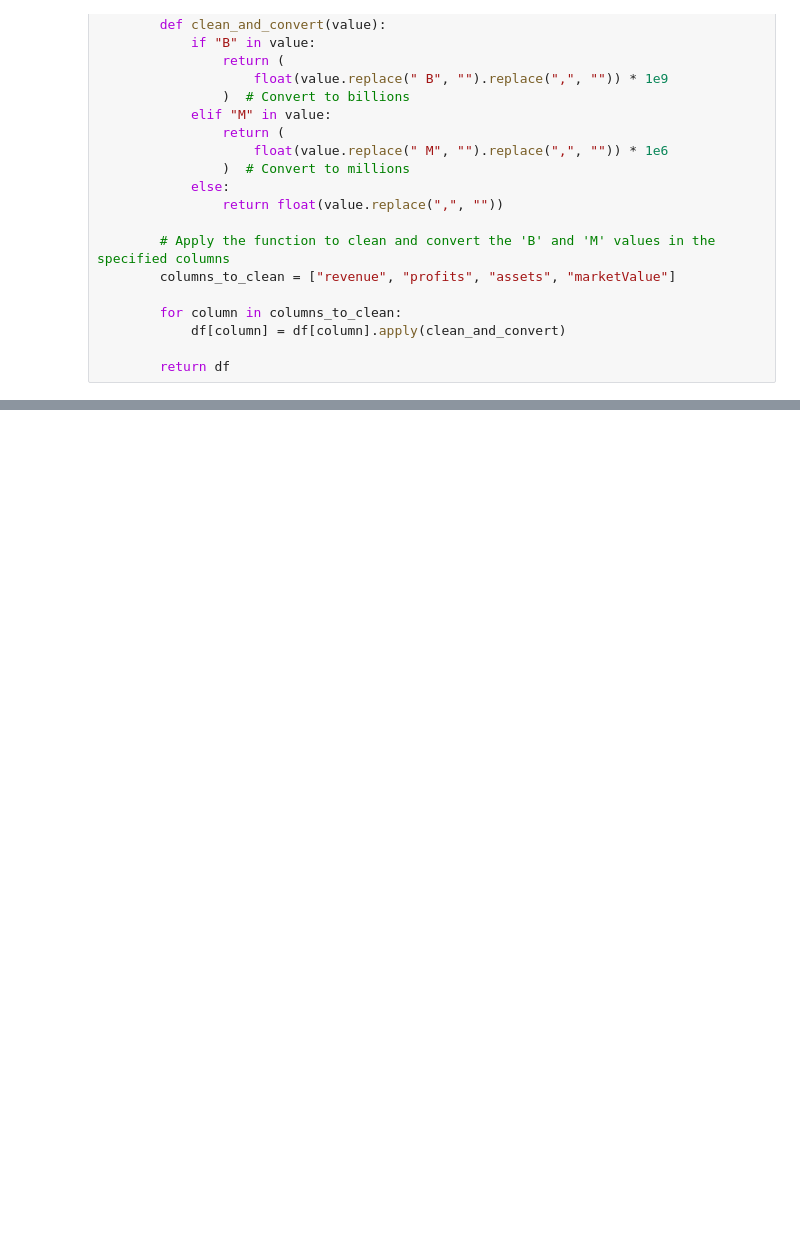
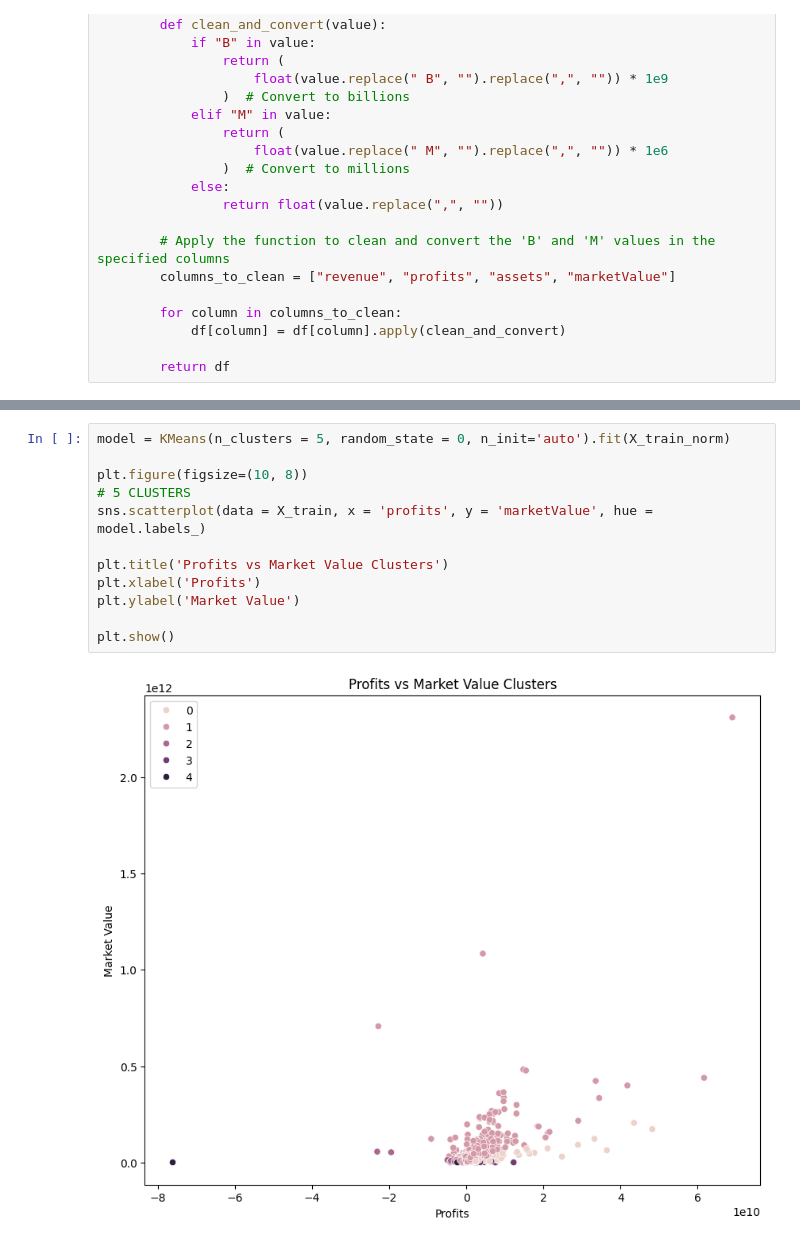
Before and after one commit to Rayanworkout/First-Steps-into-ML, a Jupyter notebook: kmeans_clustering/companies.ipynb, the cells around one changed output, grey strips where cells are left out. Saved outputs shown, nothing was run; the diff lists cells and outputs as text; blank space fills up the shorter version.

```diff
--- a/kmeans_clustering/companies.ipynb
+++ b/kmeans_clustering/companies.ipynb
@@ -76,0 +140,14 @@ sns.scatterplot(data = companies, x = 'profits', y = 'marketValue', hue = 'marke
+# %%
+model = KMeans(n_clusters = 5, random_state = 0, n_init='auto').fit(X_train_norm)
+
+plt.figure(figsize=(10, 8))
+# 5 CLUSTERS
+sns.scatterplot(data = X_train, x = 'profits', y = 'marketValue', hue = model.labels_)
+
+plt.title('Profits vs Market Value Clusters')
+plt.xlabel('Profits')
+plt.ylabel('Market Value')
+
+plt.show()
+# %% [output]
+[figure, added]
```
Also changed, not shown: parts of 9 cells of this notebook, 1 other file.
